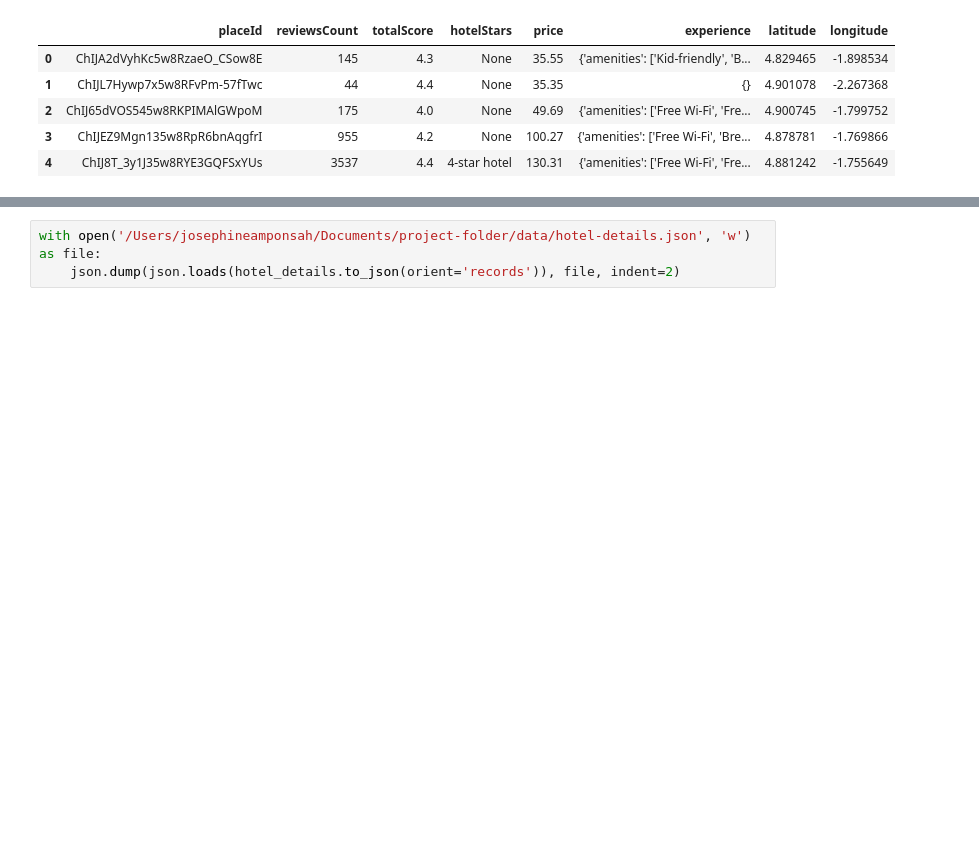
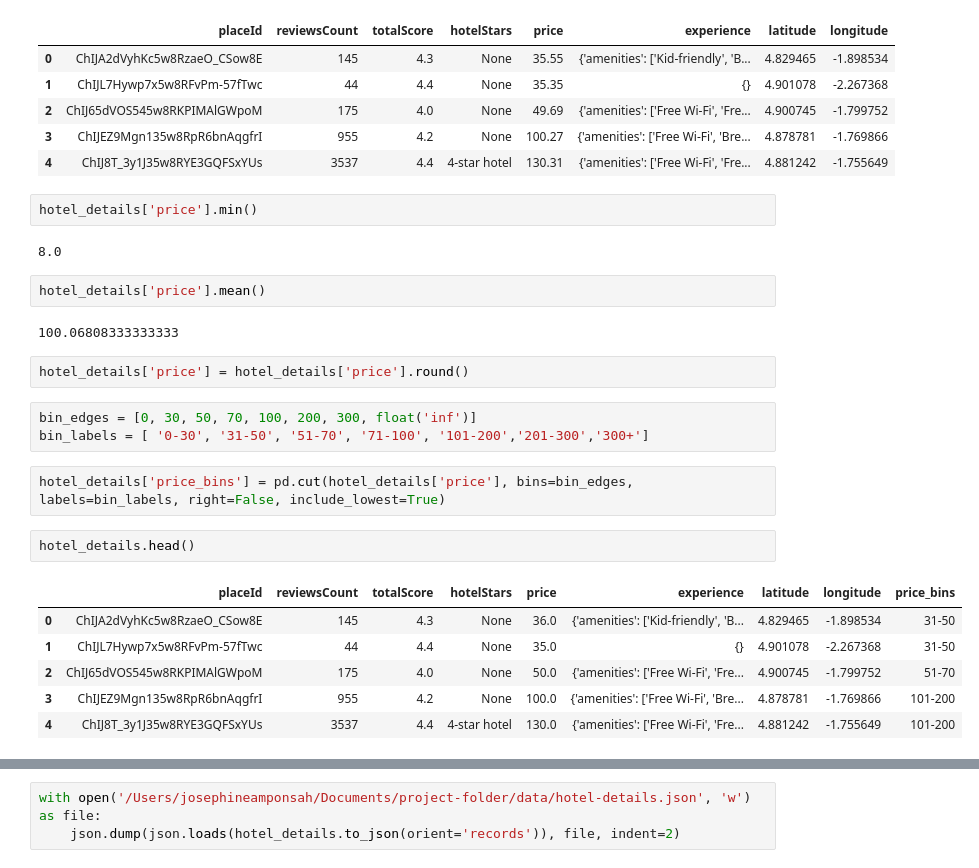
Before and after one commit to josephine-amponsah/absa-based-recommender, a Jupyter notebook: notebooks/data-manipulation/data-prep.ipynb, the cells around one changed output, grey strips where cells are left out. Cells and saved outputs as stored; diff of their text form; blank space fills up the shorter version.

Commit message:
create bins for prices

```diff
--- a/notebooks/data-manipulation/data-prep.ipynb
+++ b/notebooks/data-manipulation/data-prep.ipynb
@@ -122,3 +122,27 @@ hotel_details.head()
 | 2 | ChIJ65dVOS545w8RKPIMAlGWpoM | 175 | 4.0 | None | 49.69 | {'amenities': ['Free Wi-Fi', 'Fre... | 4.900745 | -1.799752 |
 | 3 | ChIJEZ9Mgn135w8RpR6bnAqgfrI | 955 | 4.2 | None | 100.27 | {'amenities': ['Free Wi-Fi', 'Bre... | 4.878781 | -1.769866 |
 | 4 | ChIJ8T_3y1J35w8RYE3GQFSxYUs | 3537 | 4.4 | 4-star hotel | 130.31 | {'amenities': ['Free Wi-Fi', 'Fre... | 4.881242 | -1.755649 |
+# %%
+hotel_details['price'].min()
+# %% [output]
+8.0
+# %%
+hotel_details['price'].mean()
+# %% [output]
+100.06808333333333
+# %%
+hotel_details['price'] = hotel_details['price'].round()
+# %%
+bin_edges = [0, 30, 50, 70, 100, 200, 300, float('inf')]
+bin_labels = [ '0-30', '31-50', '51-70', '71-100', '101-200','201-300','300+']
+# %%
+hotel_details['price_bins'] = pd.cut(hotel_details['price'], bins=bin_edges, labels=bin_labels, right=False, include_lowest=True)
+# %%
+hotel_details.head()
+# %% [output]
+|  | placeId | reviewsCount | totalScore | hotelStars | price | experience | latitude | longitude | price_bins |
+| 0 | ChIJA2dVyhKc5w8RzaeO_CSow8E | 145 | 4.3 | None | 36.0 | {'amenities': ['Kid-friendly', 'B... | 4.829465 | -1.898534 | 31-50 |
+| 1 | ChIJL7Hywp7x5w8RFvPm-57fTwc | 44 | 4.4 | None | 35.0 | {} | 4.901078 | -2.267368 | 31-50 |
+| 2 | ChIJ65dVOS545w8RKPIMAlGWpoM | 175 | 4.0 | None | 50.0 | {'amenities': ['Free Wi-Fi', 'Fre... | 4.900745 | -1.799752 | 51-70 |
+| 3 | ChIJEZ9Mgn135w8RpR6bnAqgfrI | 955 | 4.2 | None | 100.0 | {'amenities': ['Free Wi-Fi', 'Bre... | 4.878781 | -1.769866 | 101-200 |
+| 4 | ChIJ8T_3y1J35w8RYE3GQFSxYUs | 3537 | 4.4 | 4-star hotel | 130.0 | {'amenities': ['Free Wi-Fi', 'Fre... | 4.881242 | -1.755649 | 101-200 |
```
Also changed, not shown: parts of 2 cells of this notebook, 1 other file.
